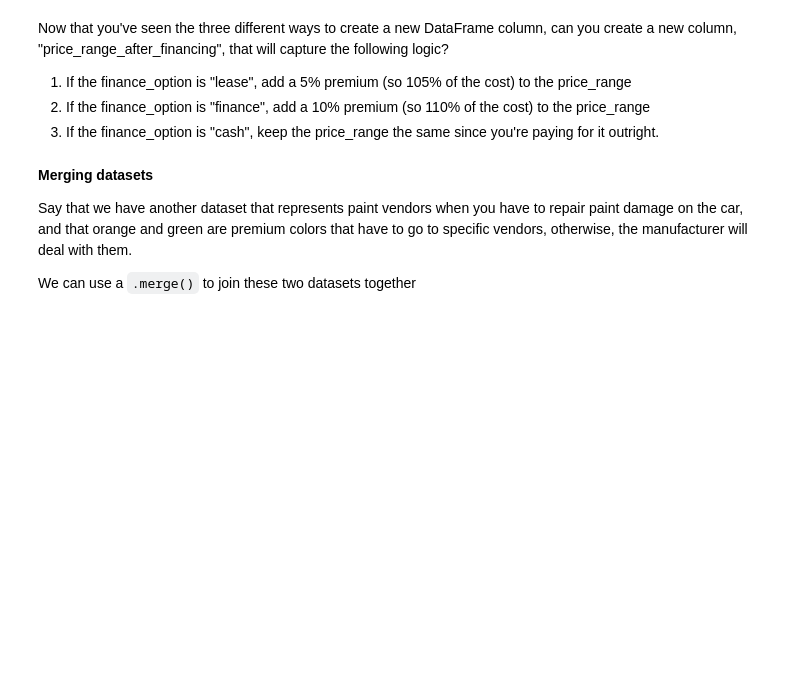
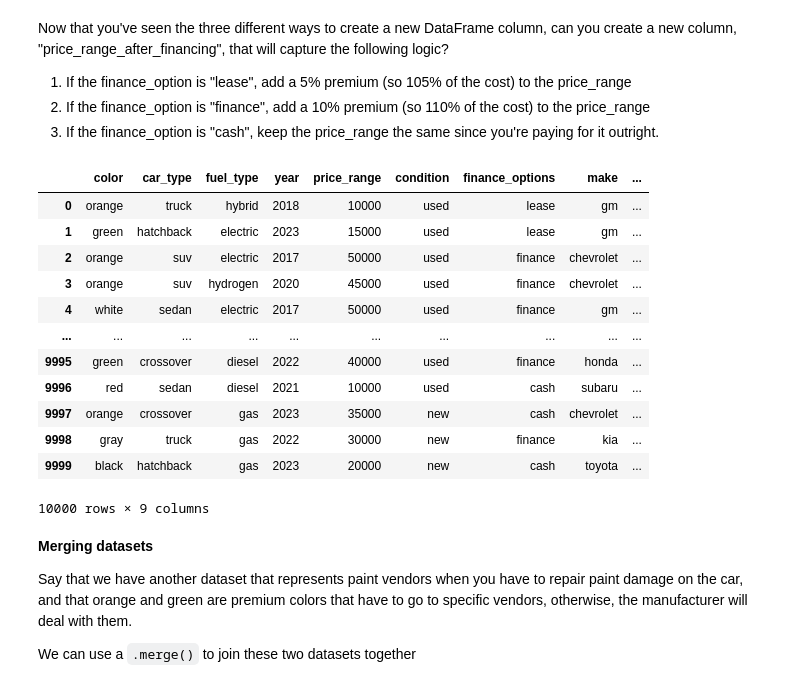
Before and after one commit to bjamba/intro-to-data-engineering-tools, a Jupyter notebook: src/notebooks/sandbox.ipynb, the cells around one changed output. Saved outputs shown, nothing was run; the diff lists cells and outputs as text; code cells hidden in the pictures; blank space fills up the shorter version.

Commit message:
Create solution set for demo 1

```diff
--- a/src/notebooks/sandbox.ipynb
+++ b/src/notebooks/sandbox.ipynb
@@ -210,6 +321,29 @@ Now that you've seen the three different ways to create a new DataFrame column,
 3. If the finance_option is "cash", keep the price_range the same since you're paying for it outright.
 # %%
 # Exercise Solution
+def return_premium(price_range, finance_option):
+    if (finance_option == "lease"): return price_range * 1.05
+    elif (finance_option == "finance"): return price_range * 1.1
+    return price_range
+
+return_premium = np.vectorize(return_premium)
+cars_solution = cars.copy()
+cars_solution["price_range_after_financing"] = return_premium(cars_solution["price_range"], cars_solution["finance_options"])
+cars_solution
+# %% [output]
+|  | color | car_type | fuel_type | year | price_range | condition | finance_options | make | ... |
+| 0 | orange | truck | hybrid | 2018 | 10000 | used | lease | gm | ... |
+| 1 | green | hatchback | electric | 2023 | 15000 | used | lease | gm | ... |
+| 2 | orange | suv | electric | 2017 | 50000 | used | finance | chevrolet | ... |
+| 3 | orange | suv | hydrogen | 2020 | 45000 | used | finance | chevrolet | ... |
+| 4 | white | sedan | electric | 2017 | 50000 | used | finance | gm | ... |
+| ... | ... | ... | ... | ... | ... | ... | ... | ... | ... |
+| 9995 | green | crossover | diesel | 2022 | 40000 | used | finance | honda | ... |
+| 9996 | red | sedan | diesel | 2021 | 10000 | used | cash | subaru | ... |
+| 9997 | orange | crossover | gas | 2023 | 35000 | new | cash | chevrolet | ... |
+| 9998 | gray | truck | gas | 2022 | 30000 | new | finance | kia | ... |
+| 9999 | black | hatchback | gas | 2023 | 20000 | new | cash | toyota | ... |
+10000 rows × 9 columns
 # %% [markdown]
 **Merging datasets**
 
```
Also changed, not shown: parts of 21 cells of this notebook.
